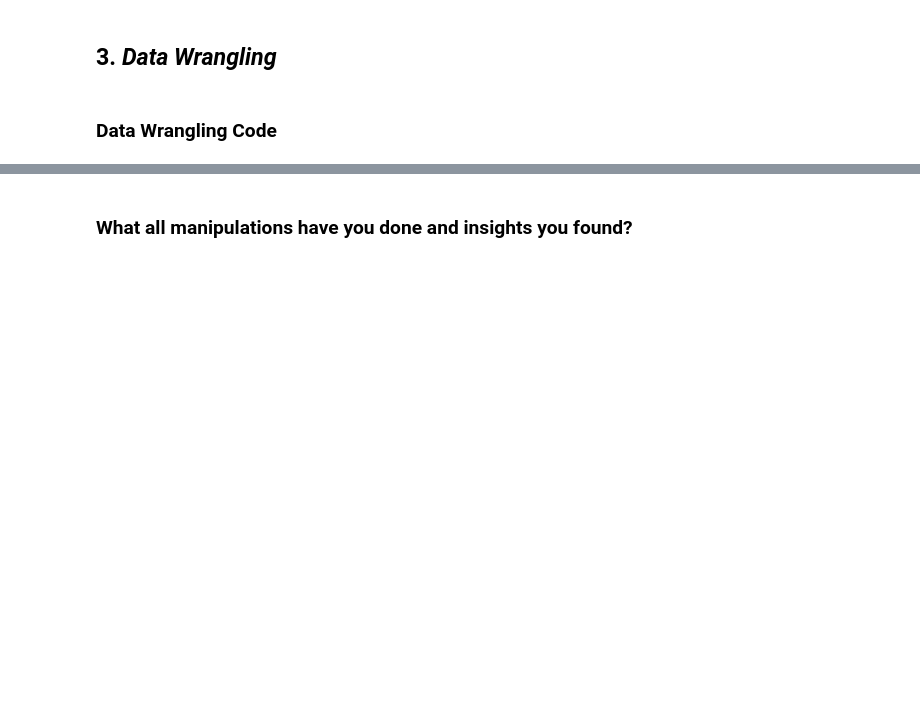
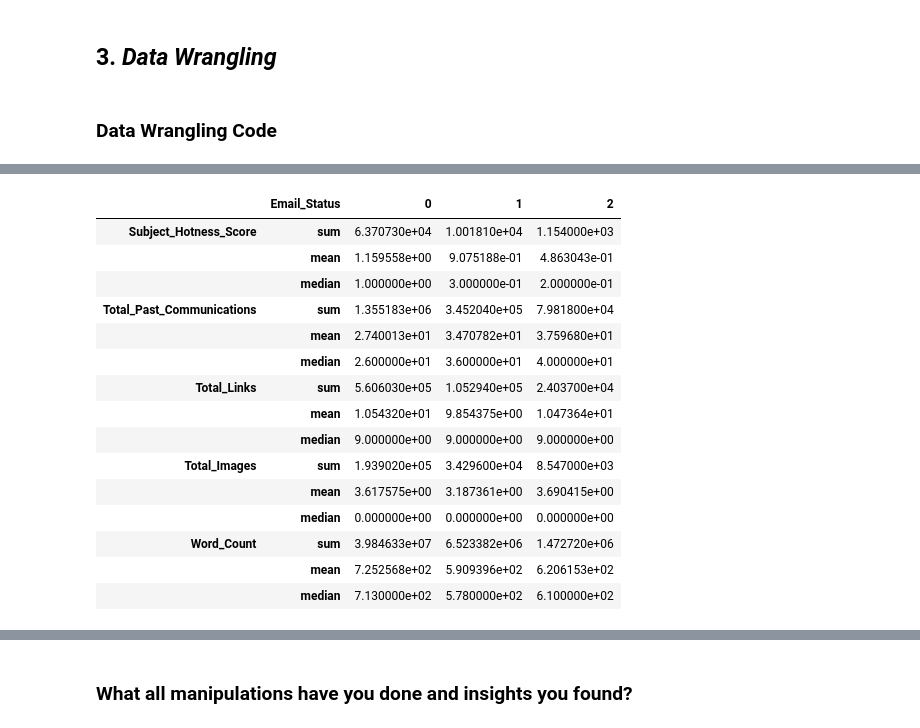
Before and after one commit to Faheemfemu/Email-Campaign-Effectiveness-Prediction-classification, a Jupyter notebook: Email_Campaign_Effectiveness_Prediction_faheem.ipynb, the cells around one changed output, grey strips where cells are left out. Cells and saved outputs as stored; diff of their text form; code cells hidden in the pictures; blank space fills up the shorter version.

```diff
--- a/Email_Campaign_Effectiveness_Prediction_faheem.ipynb
+++ b/Email_Campaign_Effectiveness_Prediction_faheem.ipynb
@@ -213,0 +424,20 @@ No. of unique values in 'Email_Status' is 3.
+# %%
+#Analyzing mean median and sum based on Email status with respect to numerical features
+email_data.groupby('Email_Status')[num_feature].agg(['sum','mean','median']).T
+# %% [output]
+|  | Email_Status | 0 | 1 | 2 |
+| Subject_Hotness_Score | sum | 6.370730e+04 | 1.001810e+04 | 1.154000e+03 |
+|  | mean | 1.159558e+00 | 9.075188e-01 | 4.863043e-01 |
+|  | median | 1.000000e+00 | 3.000000e-01 | 2.000000e-01 |
+| Total_Past_Communications | sum | 1.355183e+06 | 3.452040e+05 | 7.981800e+04 |
+|  | mean | 2.740013e+01 | 3.470782e+01 | 3.759680e+01 |
+|  | median | 2.600000e+01 | 3.600000e+01 | 4.000000e+01 |
+| Total_Links | sum | 5.606030e+05 | 1.052940e+05 | 2.403700e+04 |
+|  | mean | 1.054320e+01 | 9.854375e+00 | 1.047364e+01 |
+|  | median | 9.000000e+00 | 9.000000e+00 | 9.000000e+00 |
+| Total_Images | sum | 1.939020e+05 | 3.429600e+04 | 8.547000e+03 |
+|  | mean | 3.617575e+00 | 3.187361e+00 | 3.690415e+00 |
+|  | median | 0.000000e+00 | 0.000000e+00 | 0.000000e+00 |
+| Word_Count | sum | 3.984633e+07 | 6.523382e+06 | 1.472720e+06 |
+|  | mean | 7.252568e+02 | 5.909396e+02 | 6.206153e+02 |
+|  | median | 7.130000e+02 | 5.780000e+02 | 6.100000e+02 |
```
Also changed, not shown: parts of 31 cells of this notebook.
